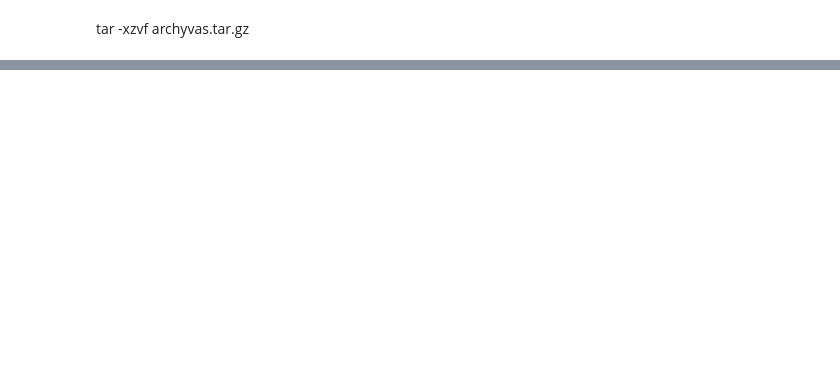
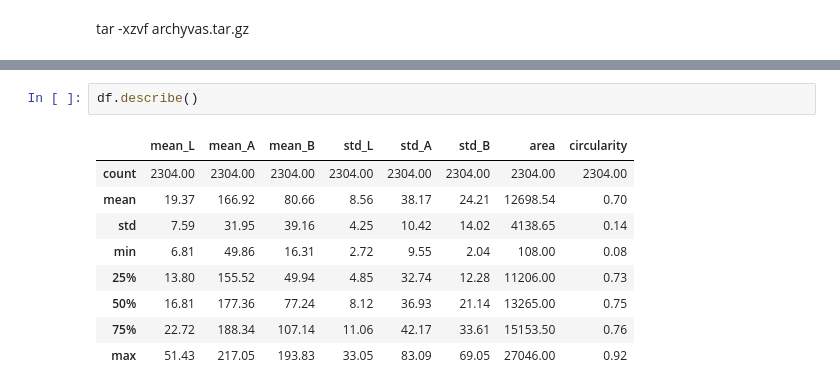
Before and after one commit to encoras/Introduction-to-OpenCV, a Jupyter notebook: amber_train.ipynb, the cells around one changed output, grey strips where cells are left out. Drawn from its saved outputs; the diff is of its cells as text; blank space fills up the shorter version.

```diff
--- a/amber_train.ipynb
+++ b/amber_train.ipynb
@@ -103,6 +266,18 @@ df = pd.DataFrame(features_list)
 df['label'] = labels
 print(f"✅ Surinkta {len(df)} pavyzdžių iš {len(df['label'].unique())} klasių")
 df.head()
+# %%
+df.describe()
+# %% [output]
+|  | mean_L | mean_A | mean_B | std_L | std_A | std_B | area | circularity |
+| count | 2304.00 | 2304.00 | 2304.00 | 2304.00 | 2304.00 | 2304.00 | 2304.00 | 2304.00 |
+| mean | 19.37 | 166.92 | 80.66 | 8.56 | 38.17 | 24.21 | 12698.54 | 0.70 |
+| std | 7.59 | 31.95 | 39.16 | 4.25 | 10.42 | 14.02 | 4138.65 | 0.14 |
+| min | 6.81 | 49.86 | 16.31 | 2.72 | 9.55 | 2.04 | 108.00 | 0.08 |
+| 25% | 13.80 | 155.52 | 49.94 | 4.85 | 32.74 | 12.28 | 11206.00 | 0.73 |
+| 50% | 16.81 | 177.36 | 77.24 | 8.12 | 36.93 | 21.14 | 13265.00 | 0.75 |
+| 75% | 22.72 | 188.34 | 107.14 | 11.06 | 42.17 | 33.61 | 15153.50 | 0.76 |
+| max | 51.43 | 217.05 | 193.83 | 33.05 | 83.09 | 69.05 | 27046.00 | 0.92 |
 # %%
 # ========================== MOKYMAS ==========================
 X = df.drop('label', axis=1)
```
Also changed, not shown: parts of 7 cells of this notebook.
